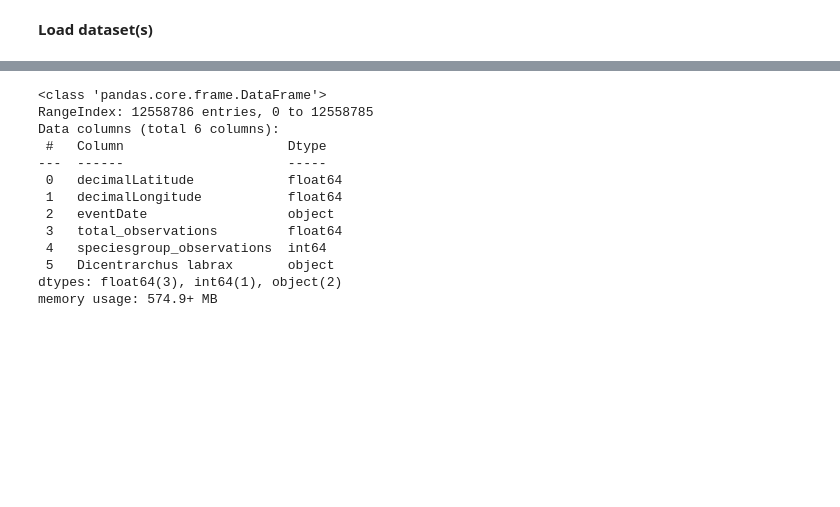
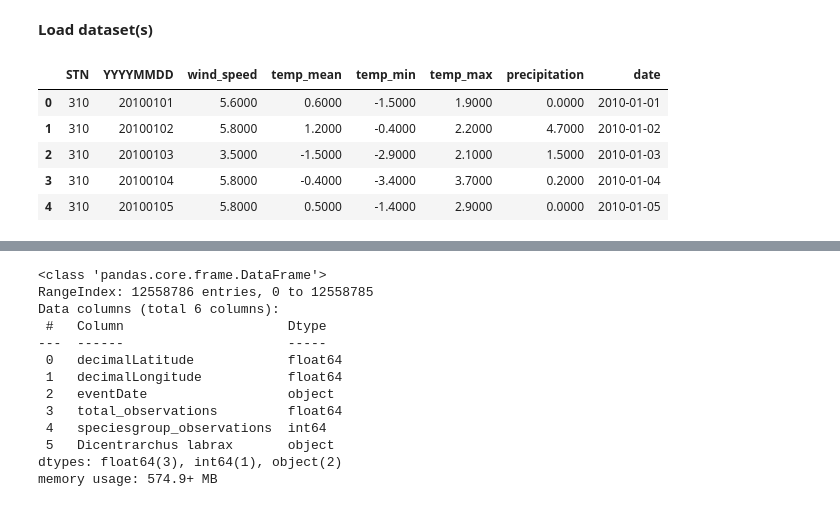
Before and after one commit to XueHu2222/DSAI, a Jupyter notebook: assignment_template_it1.ipynb, the cells around one changed output, grey strips where cells are left out. Saved outputs shown, nothing was run; the diff lists cells and outputs as text; code cells hidden in the pictures; blank space fills up the shorter version.

```diff
--- a/assignment_template_it1.ipynb
+++ b/assignment_template_it1.ipynb
@@ -28,3 +31,21 @@ df_habitats = pd.read_csv("./data/habitats_cbs_2022.csv")
+# %%
+df_weather[["FG", "TG", "TN", "TX", "RH"]] = df_weather[["FG", "TG", "TN", "TX", "RH"]] / 10
+df_weather["date"] = pd.to_datetime(df_weather["YYYYMMDD"], format="%Y%m%d")
+df_weather = df_weather.rename(columns={
+    "FG": "wind_speed",
+    "TG": "temp_mean",
+    "TN": "temp_min",
+    "TX": "temp_max",
+    "RH": "precipitation"
+})
+df_weather.head()
+# %% [output]
+|  | STN | YYYYMMDD | wind_speed | temp_mean | temp_min | temp_max | precipitation | date |
+| 0 | 310 | 20100101 | 5.6000 | 0.6000 | -1.5000 | 1.9000 | 0.0000 | 2010-01-01 |
+| 1 | 310 | 20100102 | 5.8000 | 1.2000 | -0.4000 | 2.2000 | 4.7000 | 2010-01-02 |
+| 2 | 310 | 20100103 | 3.5000 | -1.5000 | -2.9000 | 2.1000 | 1.5000 | 2010-01-03 |
+| 3 | 310 | 20100104 | 5.8000 | -0.4000 | -3.4000 | 3.7000 | 0.2000 | 2010-01-04 |
+| 4 | 310 | 20100105 | 5.8000 | 0.5000 | -1.4000 | 2.9000 | 0.0000 | 2010-01-05 |
 # %%
 df_observation.head()
 # %% [output]
```
Also changed, not shown: parts of 10 cells of this notebook, 1 other file.
